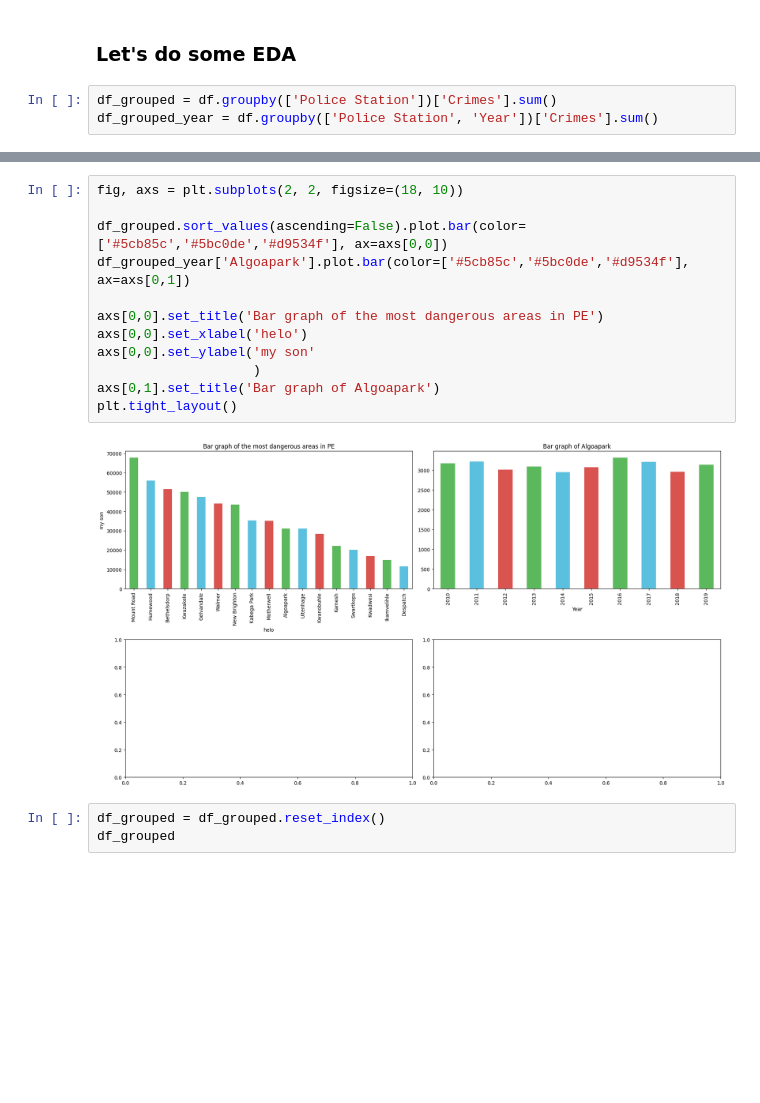
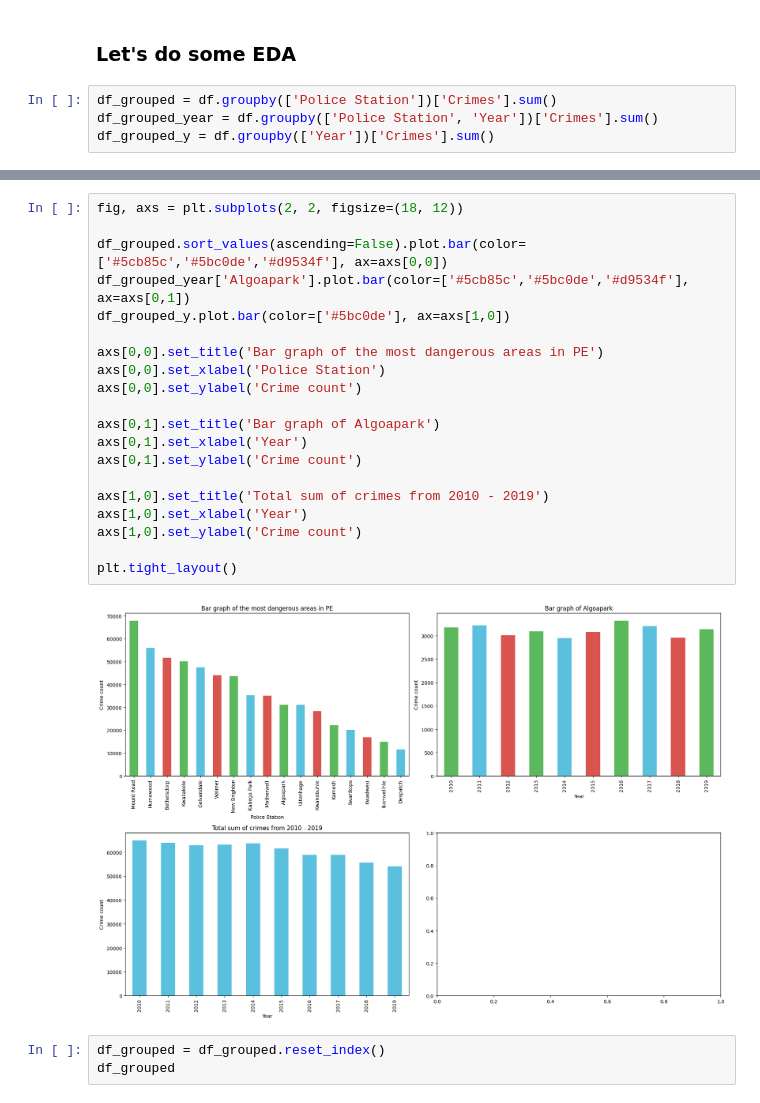
Before and after one commit to BlocknBoom123/CrimePy, a Jupyter notebook: CrimePy.ipynb, the cells around one changed output, grey strips where cells are left out. Cells and saved outputs as stored; diff of their text form; blank space fills up the shorter version.

Commit message:
Added plot

```diff
--- a/CrimePy.ipynb
+++ b/CrimePy.ipynb
@@ -177,3 +179,4 @@ geo_df
 # %%
 df_grouped = df.groupby(['Police Station'])['Crimes'].sum()
 df_grouped_year = df.groupby(['Police Station', 'Year'])['Crimes'].sum()
+df_grouped_y = df.groupby(['Year'])['Crimes'].sum()
@@ -180,17 +196,25 @@ df_grouped_year = df.groupby(['Police Station', 'Year'])['Crimes'].sum()
 # %%
-fig, axs = plt.subplots(2, 2, figsize=(18, 10))
+fig, axs = plt.subplots(2, 2, figsize=(18, 12))
 
 df_grouped.sort_values(ascending=False).plot.bar(color=['#5cb85c','#5bc0de','#d9534f'], ax=axs[0,0])
 df_grouped_year['Algoapark'].plot.bar(color=['#5cb85c','#5bc0de','#d9534f'], ax=axs[0,1])
+df_grouped_y.plot.bar(color=['#5bc0de'], ax=axs[1,0])
 
 axs[0,0].set_title('Bar graph of the most dangerous areas in PE')
-axs[0,0].set_xlabel('helo')
-axs[0,0].set_ylabel('my son'
-                    )
+axs[0,0].set_xlabel('Police Station')
+axs[0,0].set_ylabel('Crime count')
+
 axs[0,1].set_title('Bar graph of Algoapark')
+axs[0,1].set_xlabel('Year')
+axs[0,1].set_ylabel('Crime count')
+
+axs[1,0].set_title('Total sum of crimes from 2010 - 2019')
+axs[1,0].set_xlabel('Year')
+axs[1,0].set_ylabel('Crime count')
+
 plt.tight_layout()
 # %% [output]
-[figure, old version]
+[figure, new version]
 # %%
 df_grouped = df_grouped.reset_index()
 df_grouped
```
Also changed, not shown: parts of 2 cells of this notebook.
